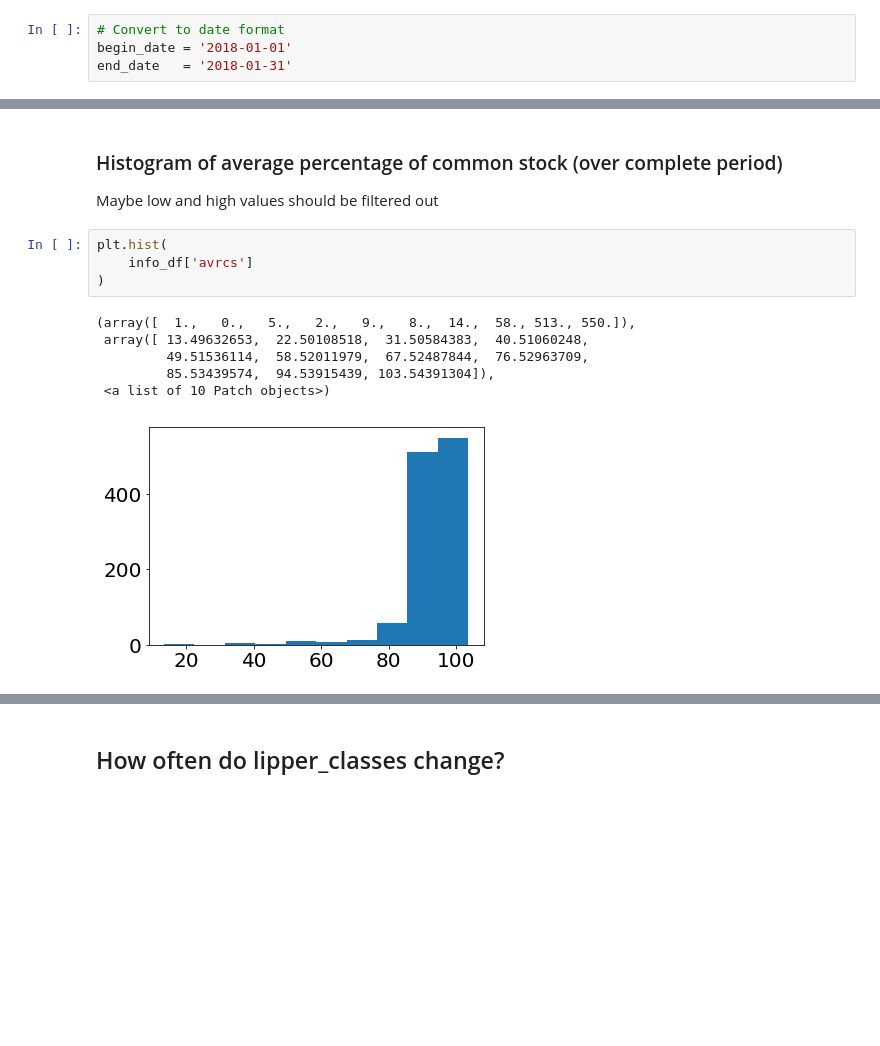
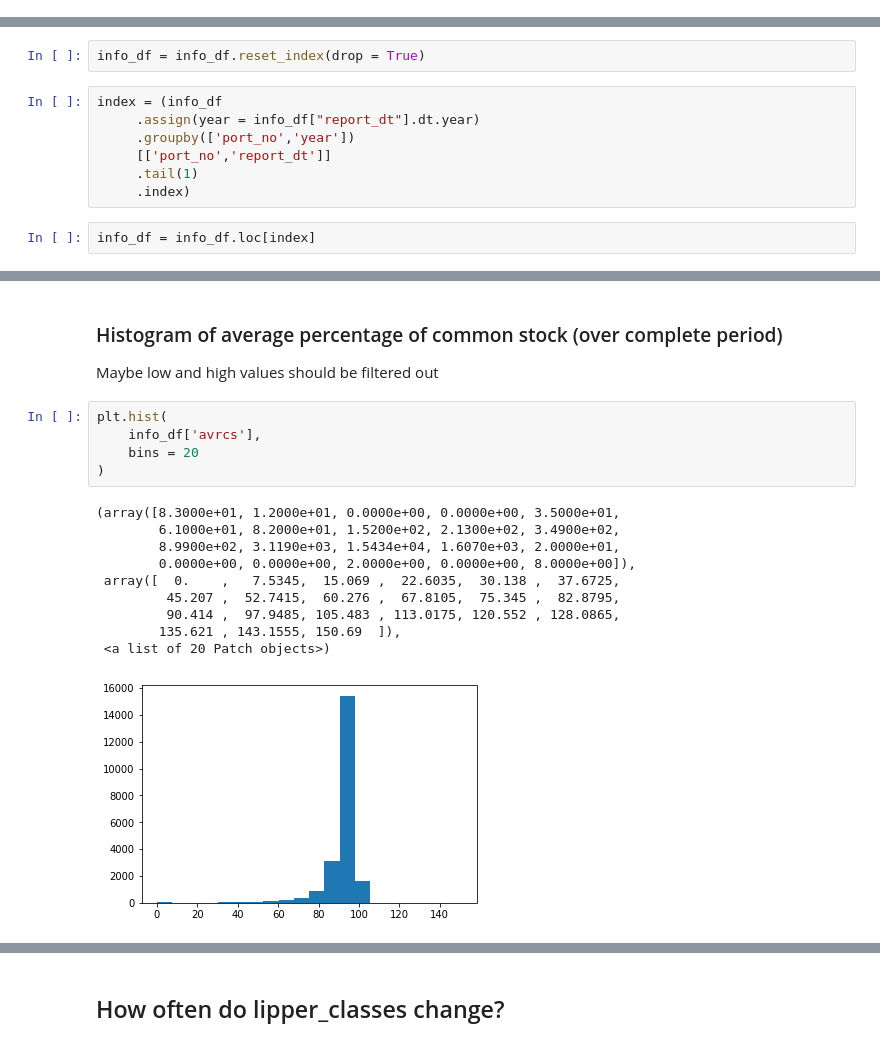
Before and after one commit to Amglex/Mutual-Funds, a Jupyter notebook: notebooks/031 - Analysis of fund_info.ipynb, the cells around one changed output, grey strips where cells are left out. Cells and saved outputs as stored; diff of their text form; blank space fills up the shorter version.

```diff
--- a/notebooks/031 - Analysis of fund_info.ipynb
+++ b/notebooks/031 - Analysis of fund_info.ipynb
@@ -11,9 +15,5 @@ from scipy import sparse
 # %%
 path = '../data/processed/holdings_summary_s.feather'
 info_df = feather.read_dataframe(path)
-# %%
-# Convert to date format
-begin_date = '2018-01-01'
-end_date   = '2018-01-31'
 # %%
 info_df = info_df[(info_df.report_dt >= begin_date) & (info_df.report_dt <= end_date)]
@@ -102,3 +100,14 @@ Break in 2009 not clear
+# %%
+info_df = info_df.reset_index(drop = True)
+# %%
+index = (info_df
+     .assign(year = info_df["report_dt"].dt.year)
+     .groupby(['port_no','year'])
+     [['port_no','report_dt']]
+     .tail(1)
+     .index)
+# %%
+info_df = info_df.loc[index]
 # %% [markdown]
 ## Distribution by lipper_class
 # %%
@@ -145,15 +154,20 @@ Break in 2009 not clear
 Maybe low and high values should be filtered out
 # %%
 plt.hist(
-    info_df['avrcs']
+    info_df['avrcs'],
+    bins = 20
 )
 # %% [output]
-(array([  1.,   0.,   5.,   2.,   9.,   8.,  14.,  58., 513., 550.]),
- array([ 13.49632653,  22.50108518,  31.50584383,  40.51060248,
-         49.51536114,  58.52011979,  67.52487844,  76.52963709,
-         85.53439574,  94.53915439, 103.54391304]),
- <a list of 10 Patch objects>)
+(array([8.3000e+01, 1.2000e+01, 0.0000e+00, 0.0000e+00, 3.5000e+01,
+        6.1000e+01, 8.2000e+01, 1.5200e+02, 2.1300e+02, 3.4900e+02,
+        8.9900e+02, 3.1190e+03, 1.5434e+04, 1.6070e+03, 2.0000e+01,
+        0.0000e+00, 0.0000e+00, 2.0000e+00, 0.0000e+00, 8.0000e+00]),
+ array([  0.    ,   7.5345,  15.069 ,  22.6035,  30.138 ,  37.6725,
+         45.207 ,  52.7415,  60.276 ,  67.8105,  75.345 ,  82.8795,
+         90.414 ,  97.9485, 105.483 , 113.0175, 120.552 , 128.0865,
+        135.621 , 143.1555, 150.69  ]),
+ <a list of 20 Patch objects>)
-[figure, old version]
+[figure, new version]
 # %%
 info_df.avrcs.describe()
 # %% [output]
```
Also changed, not shown: parts of 22 cells of this notebook, 4 other files.
